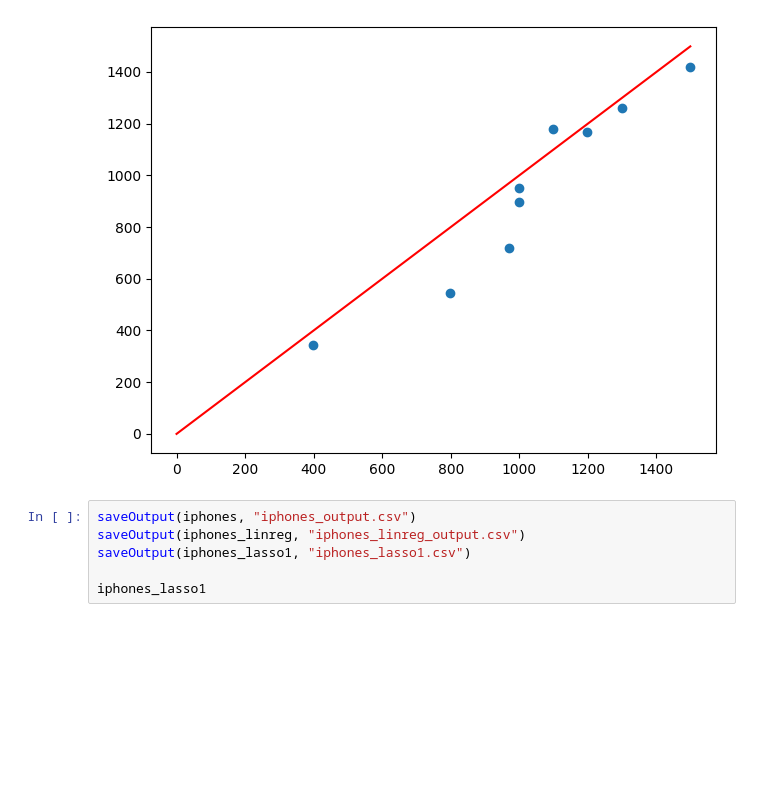
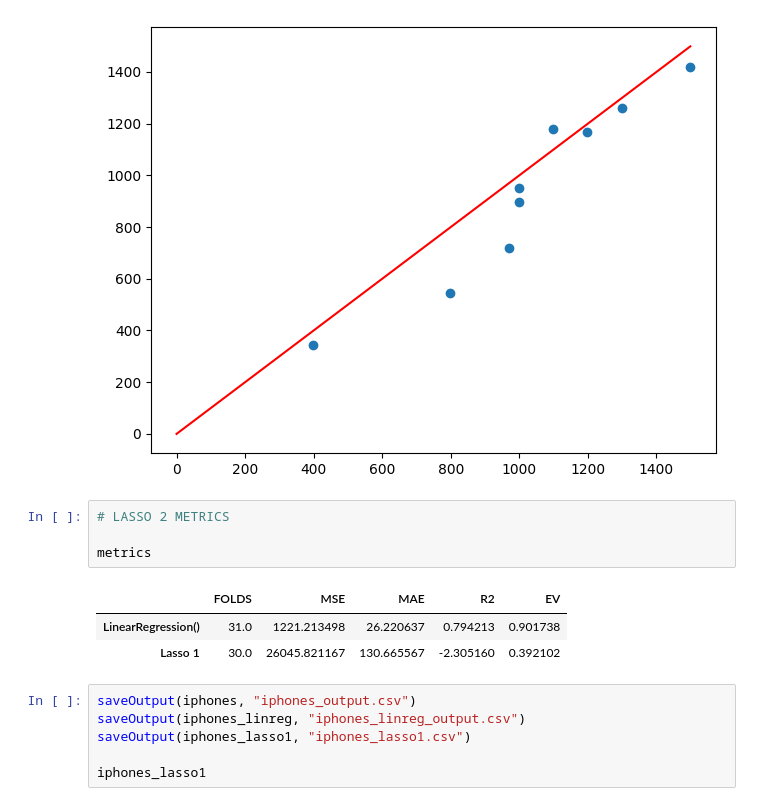
Before and after one commit to Tahsin-T-Ahmed/iphone-price-prediction-ai, a Jupyter notebook: model.ipynb, the cells around one changed output. Cells and saved outputs as stored; diff of their text form; blank space fills up the shorter version.

```diff
--- a/model.ipynb
+++ b/model.ipynb
@@ -446,6 +444,14 @@ fig.tight_layout()
 # THERE IS ROOM FOR IMPROVEMENT
 # %% [output]
 [figure]
+# %%
+# LASSO 2 METRICS
+
+metrics
+# %% [output]
+|  | FOLDS | MSE | MAE | R2 | EV |
+| LinearRegression() | 31.0 | 1221.213498 | 26.220637 | 0.794213 | 0.901738 |
+| Lasso 1 | 30.0 | 26045.821167 | 130.665567 | -2.305160 | 0.392102 |
 # %%
 saveOutput(iphones, "iphones_output.csv")
 saveOutput(iphones_linreg, "iphones_linreg_output.csv")
```
Also changed, not shown: parts of 2 cells of this notebook.
